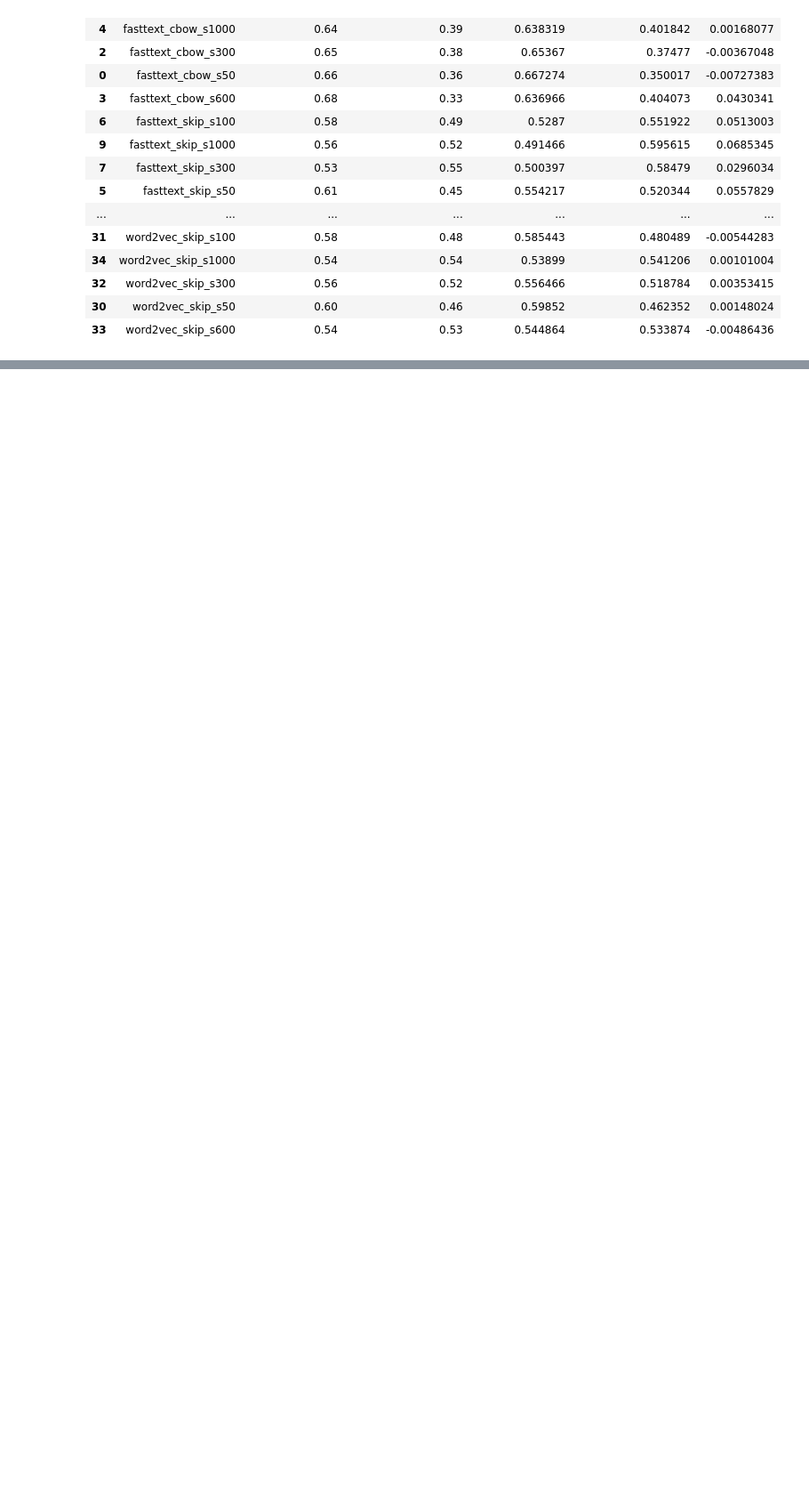
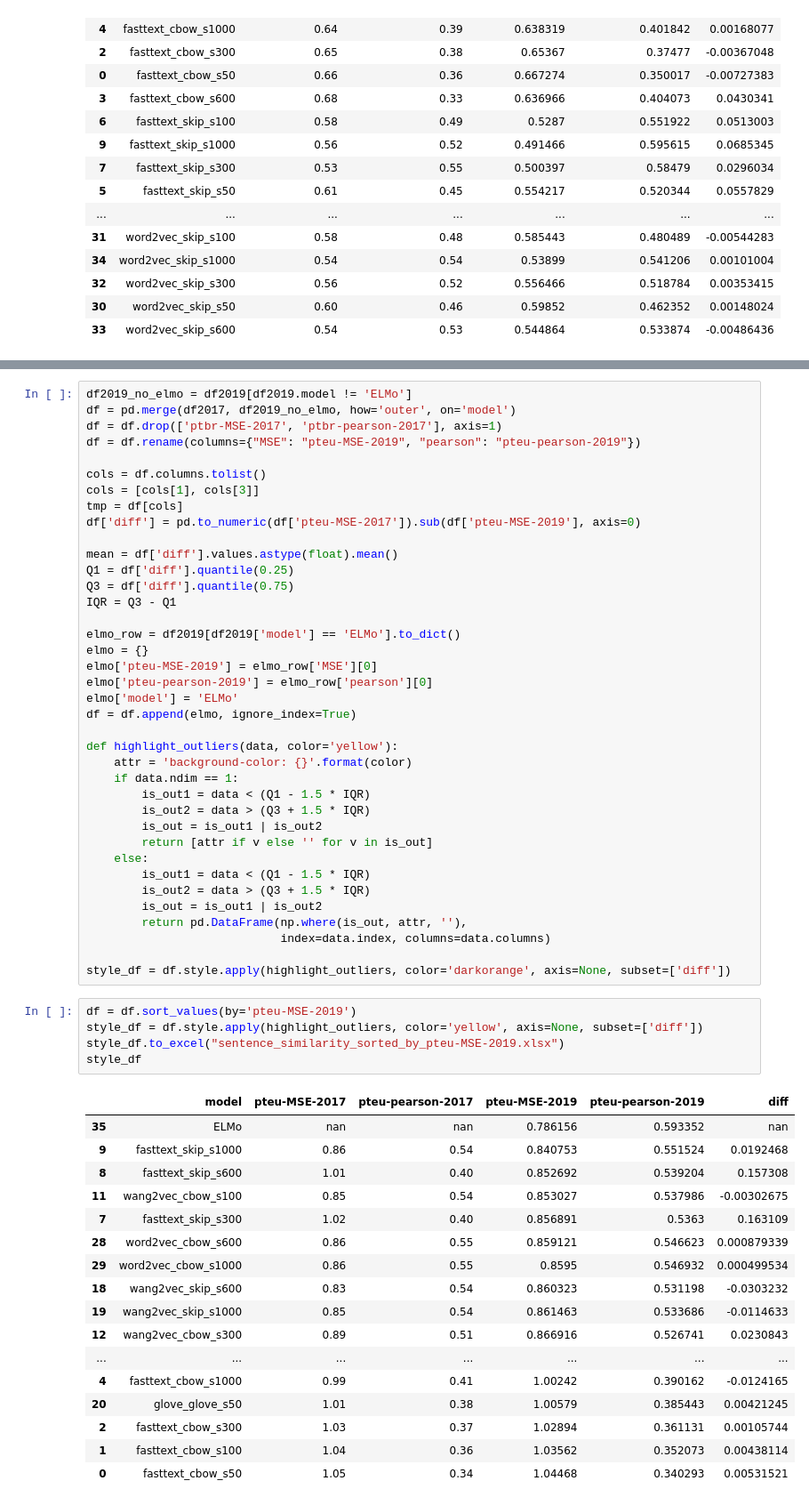
Before and after one commit to ruanchaves/elmo, a Jupyter notebook: Resultados.ipynb, the cells around one changed output, grey strips where cells are left out. Shown: that part at 89% size. Cells and saved outputs as stored; diff of their text form; blank space fills up the shorter version.

Commit message:
new similarity results : pt-EU

```diff
--- a/Resultados.ipynb
+++ b/Resultados.ipynb
@@ -175,0 +221,61 @@ style_df
+# %%
+df2019_no_elmo = df2019[df2019.model != 'ELMo']
+df = pd.merge(df2017, df2019_no_elmo, how='outer', on='model')
+df = df.drop(['ptbr-MSE-2017', 'ptbr-pearson-2017'], axis=1)
+df = df.rename(columns={"MSE": "pteu-MSE-2019", "pearson": "pteu-pearson-2019"})
+
+cols = df.columns.tolist()
+cols = [cols[1], cols[3]]
+tmp = df[cols]
+df['diff'] = pd.to_numeric(df['pteu-MSE-2017']).sub(df['pteu-MSE-2019'], axis=0)
+
+mean = df['diff'].values.astype(float).mean()
+Q1 = df['diff'].quantile(0.25)
+Q3 = df['diff'].quantile(0.75)
+IQR = Q3 - Q1
+
+elmo_row = df2019[df2019['model'] == 'ELMo'].to_dict()
+elmo = {}
+elmo['pteu-MSE-2019'] = elmo_row['MSE'][0]
+elmo['pteu-pearson-2019'] = elmo_row['pearson'][0]
+elmo['model'] = 'ELMo'
+df = df.append(elmo, ignore_index=True)
+
+def highlight_outliers(data, color='yellow'):
+    attr = 'background-color: {}'.format(color)
+    if data.ndim == 1:
+        is_out1 = data < (Q1 - 1.5 * IQR)
+        is_out2 = data > (Q3 + 1.5 * IQR)
+        is_out = is_out1 | is_out2
+        return [attr if v else '' for v in is_out]
+    else:
+        is_out1 = data < (Q1 - 1.5 * IQR)
+        is_out2 = data > (Q3 + 1.5 * IQR)
+        is_out = is_out1 | is_out2
+        return pd.DataFrame(np.where(is_out, attr, ''),
+                            index=data.index, columns=data.columns)
+
+style_df = df.style.apply(highlight_outliers, color='darkorange', axis=None, subset=['diff'])
+# %%
+df = df.sort_values(by='pteu-MSE-2019')
+style_df = df.style.apply(highlight_outliers, color='yellow', axis=None, subset=['diff'])
+style_df.to_excel("sentence_similarity_sorted_by_pteu-MSE-2019.xlsx")
+style_df
+# %% [output]
+|  | model | pteu-MSE-2017 | pteu-pearson-2017 | pteu-MSE-2019 | pteu-pearson-2019 | diff |
+| 35 | ELMo | nan | nan | 0.786156 | 0.593352 | nan |
+| 9 | fasttext_skip_s1000 | 0.86 | 0.54 | 0.840753 | 0.551524 | 0.0192468 |
+| 8 | fasttext_skip_s600 | 1.01 | 0.40 | 0.852692 | 0.539204 | 0.157308 |
+| 11 | wang2vec_cbow_s100 | 0.85 | 0.54 | 0.853027 | 0.537986 | -0.00302675 |
+| 7 | fasttext_skip_s300 | 1.02 | 0.40 | 0.856891 | 0.5363 | 0.163109 |
+| 28 | word2vec_cbow_s600 | 0.86 | 0.55 | 0.859121 | 0.546623 | 0.000879339 |
+| 29 | word2vec_cbow_s1000 | 0.86 | 0.55 | 0.8595 | 0.546932 | 0.000499534 |
+| 18 | wang2vec_skip_s600 | 0.83 | 0.54 | 0.860323 | 0.531198 | -0.0303232 |
+| 19 | wang2vec_skip_s1000 | 0.85 | 0.54 | 0.861463 | 0.533686 | -0.0114633 |
+| 12 | wang2vec_cbow_s300 | 0.89 | 0.51 | 0.866916 | 0.526741 | 0.0230843 |
+| ... | ... | ... | ... | ... | ... | ... |
+| 4 | fasttext_cbow_s1000 | 0.99 | 0.41 | 1.00242 | 0.390162 | -0.0124165 |
+| 20 | glove_glove_s50 | 1.01 | 0.38 | 1.00579 | 0.385443 | 0.00421245 |
+| 2 | fasttext_cbow_s300 | 1.03 | 0.37 | 1.02894 | 0.361131 | 0.00105744 |
+| 1 | fasttext_cbow_s100 | 1.04 | 0.36 | 1.03562 | 0.352073 | 0.00438114 |
+| 0 | fasttext_cbow_s50 | 1.05 | 0.34 | 1.04468 | 0.340293 | 0.00531521 |
```
Also changed, not shown: parts of 5 cells of this notebook, 5 other files.
